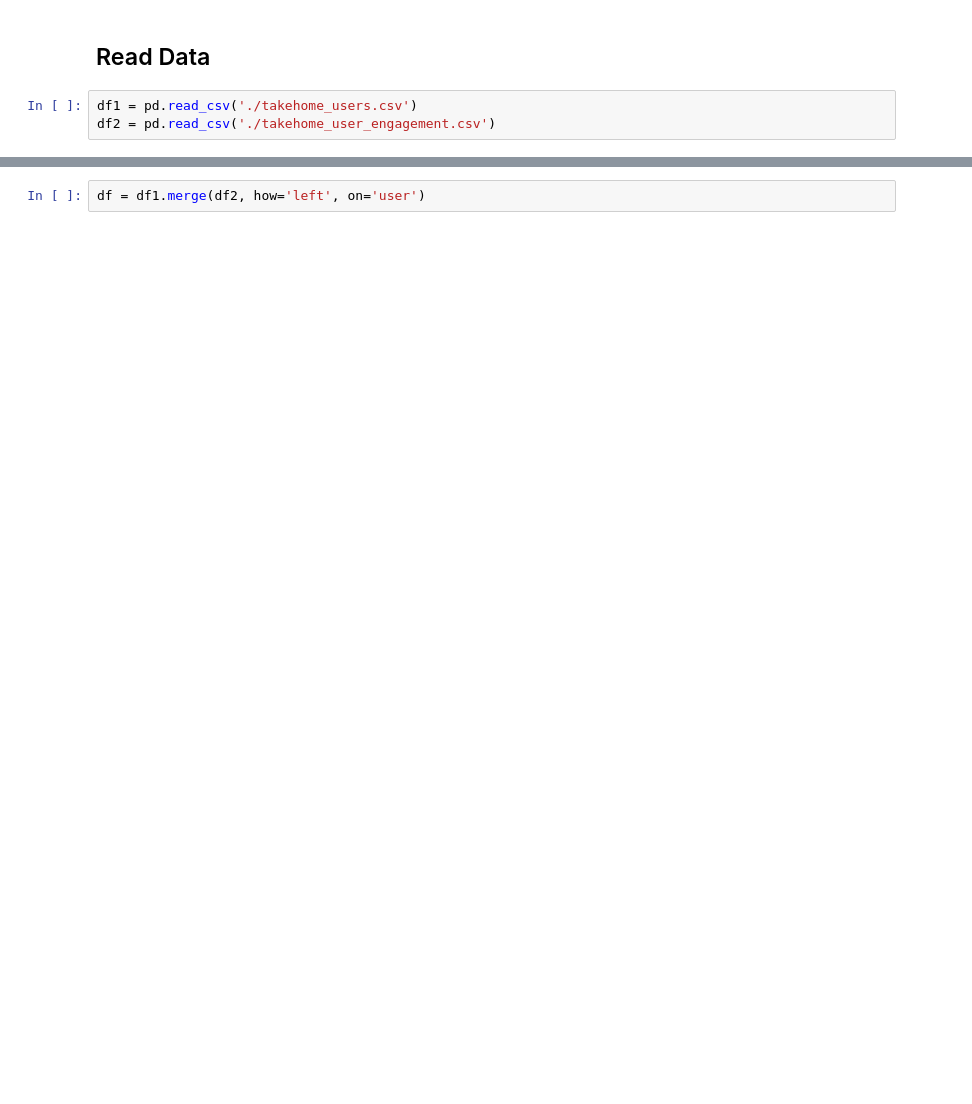
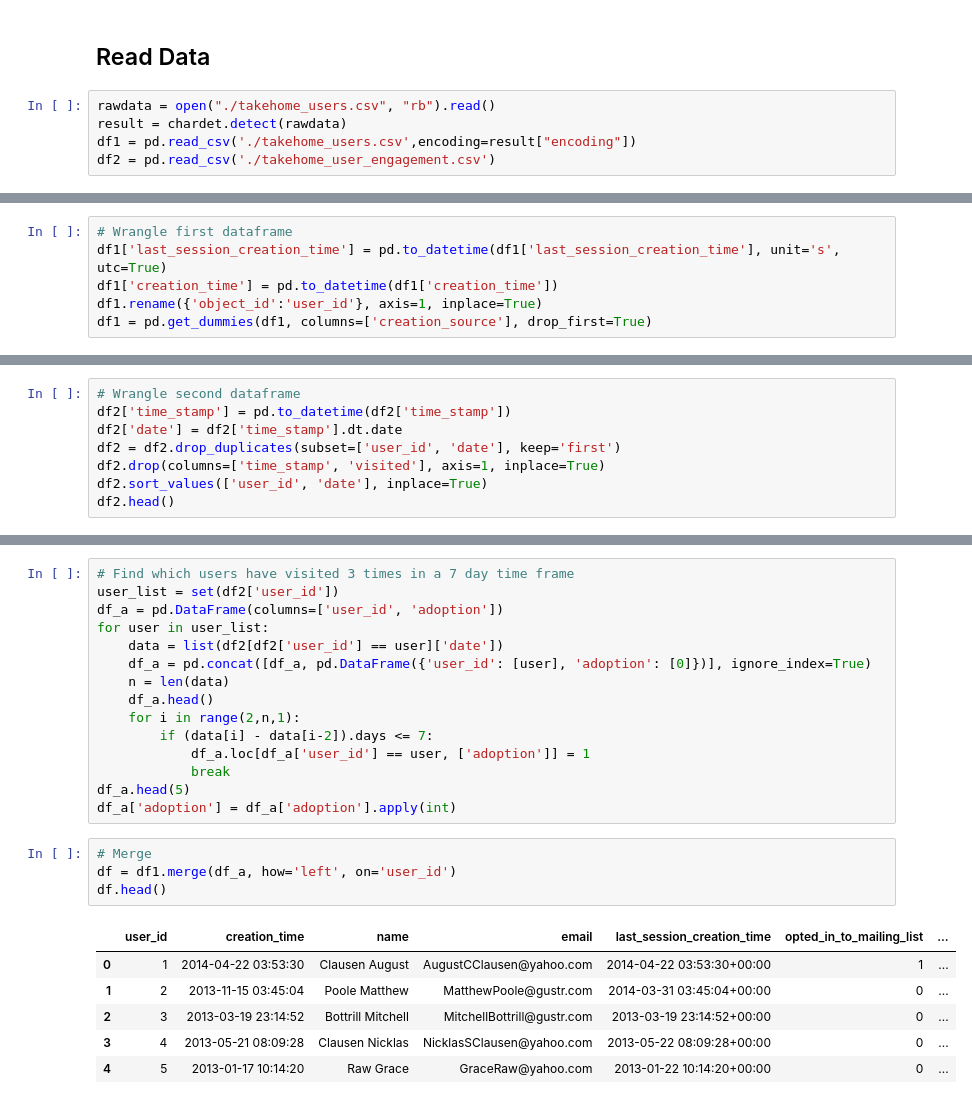
Before and after one commit to BenjaminLe1/Interview-Challenge-2, a Jupyter notebook: relax.ipynb, the cells around one changed output, grey strips where cells are left out. Saved outputs shown, nothing was run; the diff lists cells and outputs as text; blank space fills up the shorter version.

```diff
--- a/relax.ipynb
+++ b/relax.ipynb
@@ -21,7 +33,9 @@ import seaborn as sns
 # %% [markdown]
 ## Read Data
 # %%
-df1 = pd.read_csv('./takehome_users.csv')
+rawdata = open("./takehome_users.csv", "rb").read()
+result = chardet.detect(rawdata)
+df1 = pd.read_csv('./takehome_users.csv',encoding=result["encoding"])
 df2 = pd.read_csv('./takehome_user_engagement.csv')
 # %%
 df1.head()
@@ -29,0 +49,6 @@ df2.head()
+# %%
+# Wrangle first dataframe
+df1['last_session_creation_time'] = pd.to_datetime(df1['last_session_creation_time'], unit='s', utc=True)
+df1['creation_time'] = pd.to_datetime(df1['creation_time'])
+df1.rename({'object_id':'user_id'}, axis=1, inplace=True)
+df1 = pd.get_dummies(df1, columns=['creation_source'], drop_first=True)
@@ -29,0 +78,8 @@ df2.head()
+# %%
+# Wrangle second dataframe
+df2['time_stamp'] = pd.to_datetime(df2['time_stamp'])
+df2['date'] = df2['time_stamp'].dt.date
+df2 = df2.drop_duplicates(subset=['user_id', 'date'], keep='first')
+df2.drop(columns=['time_stamp', 'visited'], axis=1, inplace=True)
+df2.sort_values(['user_id', 'date'], inplace=True)
+df2.head()
@@ -30,2 +93,26 @@ df2.head()
+# %%
+# Find which users have visited 3 times in a 7 day time frame
+user_list = set(df2['user_id'])
+df_a = pd.DataFrame(columns=['user_id', 'adoption'])
+for user in user_list:
+    data = list(df2[df2['user_id'] == user]['date'])
+    df_a = pd.concat([df_a, pd.DataFrame({'user_id': [user], 'adoption': [0]})], ignore_index=True)
+    n = len(data)
+    df_a.head()
+    for i in range(2,n,1):
+        if (data[i] - data[i-2]).days <= 7:
+            df_a.loc[df_a['user_id'] == user, ['adoption']] = 1
+            break
+df_a.head(5)
+df_a['adoption'] = df_a['adoption'].apply(int)
 # %%
-df = df1.merge(df2, how='left', on='user')
+# Merge
+df = df1.merge(df_a, how='left', on='user_id')
+df.head()
+# %% [output]
+|  | user_id | creation_time | name | email | last_session_creation_time | opted_in_to_mailing_list | ... |
+| 0 | 1 | 2014-04-22 03:53:30 | Clausen August | AugustCClausen@yahoo.com | 2014-04-22 03:53:30+00:00 | 1 | ... |
+| 1 | 2 | 2013-11-15 03:45:04 | Poole Matthew | MatthewPoole@gustr.com | 2014-03-31 03:45:04+00:00 | 0 | ... |
+| 2 | 3 | 2013-03-19 23:14:52 | Bottrill Mitchell | MitchellBottrill@gustr.com | 2013-03-19 23:14:52+00:00 | 0 | ... |
+| 3 | 4 | 2013-05-21 08:09:28 | Clausen Nicklas | NicklasSClausen@yahoo.com | 2013-05-22 08:09:28+00:00 | 0 | ... |
+| 4 | 5 | 2013-01-17 10:14:20 | Raw Grace | GraceRaw@yahoo.com | 2013-01-22 10:14:20+00:00 | 0 | ... |
```
Also changed, not shown: parts of 17 cells of this notebook.
